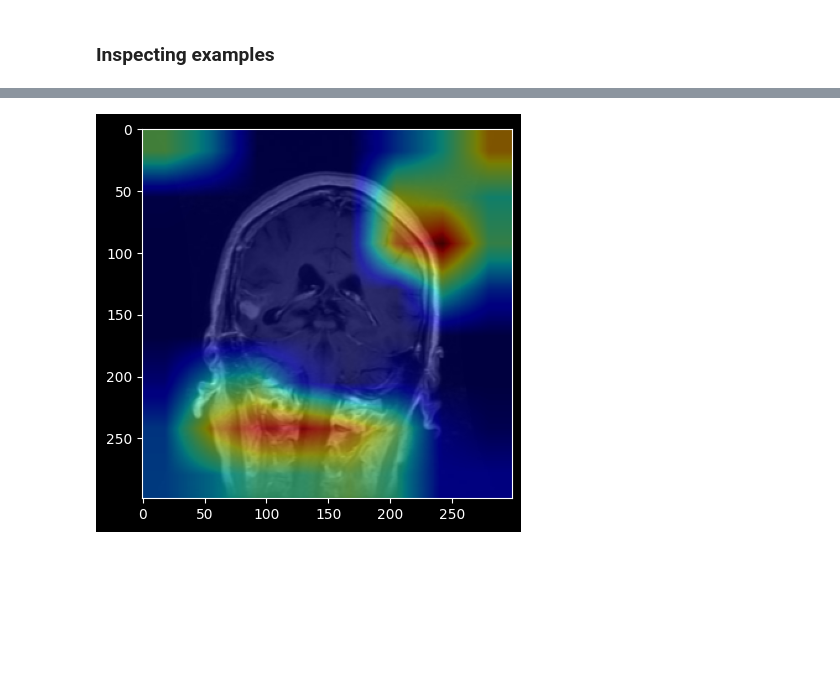
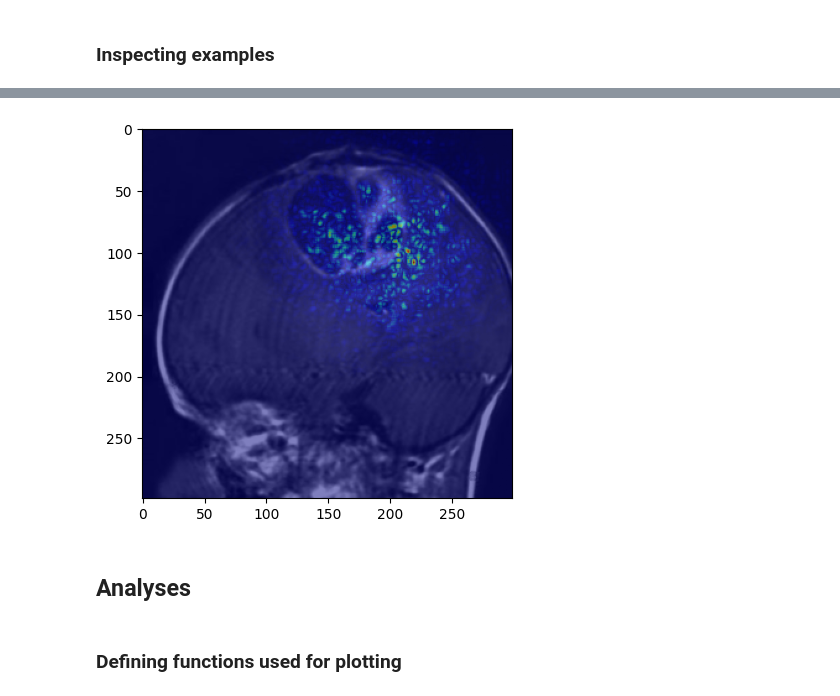
Before and after one commit to D21W12/SOW-BKI266, a Jupyter notebook: Final Assignment/analyses.ipynb, the cells around one changed output, grey strips where cells are left out. Drawn from its saved outputs; the diff is of its cells as text; code cells hidden in the pictures; blank space fills up the shorter version.

Commit message:
add working analyses notebook

```diff
--- a/Final Assignment/analyses.ipynb
+++ b/Final Assignment/analyses.ipynb
@@ -117,3 +120,16 @@ def grad_cam(
+# %%
+def vanilla_gradient(
+        model: nn.Module,
+        X: torch.Tensor,
+        y: int,
+) -> torch.Tensor:
+
+    X.requires_grad = True
+
+    y_pred = model(X)
+    y_pred[:, y].backward()
+
+    return X.grad.squeeze(0).abs().max(dim=0).values
 # %% [markdown]
 ### Smoothgrad
 # %%
@@ -147,3 +165,15 @@ def smooth_grad(
+# %%
+def guided_grad_cam(
+        model: nn.Module,
+        X: torch.Tensor,
+        y: int,
+        last_conv_layer: nn.Module
+) -> torch.Tensor:
+
+    heatmap_grad_cam = grad_cam(model, X, y, last_conv_layer)
+    heatmap_vanilla_grad = vanilla_gradient(model, X, y)
+
+    return heatmap_grad_cam * heatmap_vanilla_grad
 # %% [markdown]
 ## Inspecting explanation results
 # %% [markdown]
@@ -167,7 +197,7 @@ model.load_state_dict(torch.load(path, map_location=device))
 # %%
 model.eval()
 
-i = 0  # Change this variable to look at different images
+i = 5  # Change this variable to look at different images (good ones: 5, 512, 500)
 
 X, y = dataset[i]
 X = X.unsqueeze(0)
@@ -184,7 +216,6 @@ SyntaxError: unmatched ')' (1180951167.py, line 3)
 # %%
-y = 0
-N = 100
-variance = 0.1
+N = 20
+variance = 0.5
 last_conv_layer = model.Mixed_7c
 image = X[0].unsqueeze(0)
 resize = transforms.Resize((299, 299))
@@ -199,8 +236,11 @@ plt.show()
 # %%
-heatmap = smooth_grad(model, image, y, grad_cam, N, variance, last_conv_layer)
-interpolated_heatmap = resize(heatmap.unsqueeze(0)).squeeze()
+heatmap = smooth_grad(model, image, y, guided_grad_cam, N, variance, last_conv_layer)
 plt.imshow(image_show)
-plt.imshow(interpolated_heatmap, cmap='jet', alpha=0.5)
+plt.imshow(heatmap, cmap='jet', alpha=0.5)
 plt.show()
 # %% [output]
-[figure, old version]
+[figure, new version]
+# %% [markdown]
+## Analyses
+# %% [markdown]
+### Defining functions used for plotting
```
Also changed, not shown: parts of 13 cells of this notebook.
